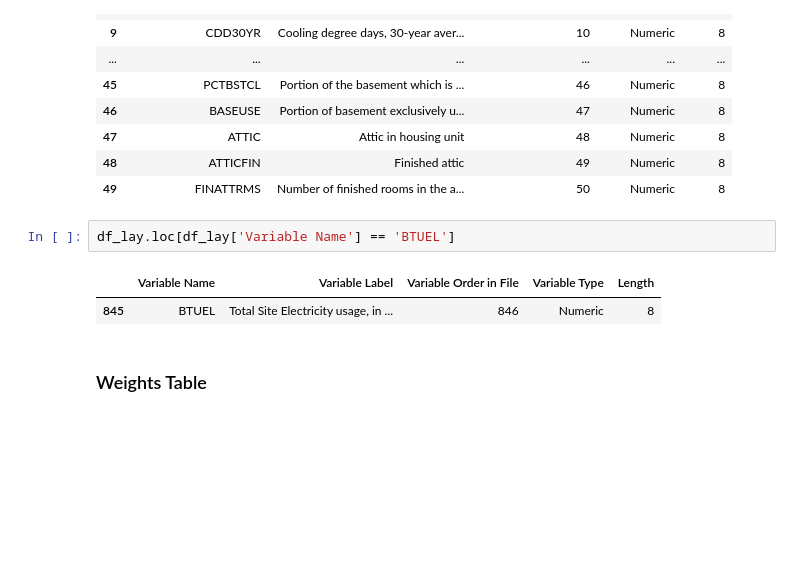
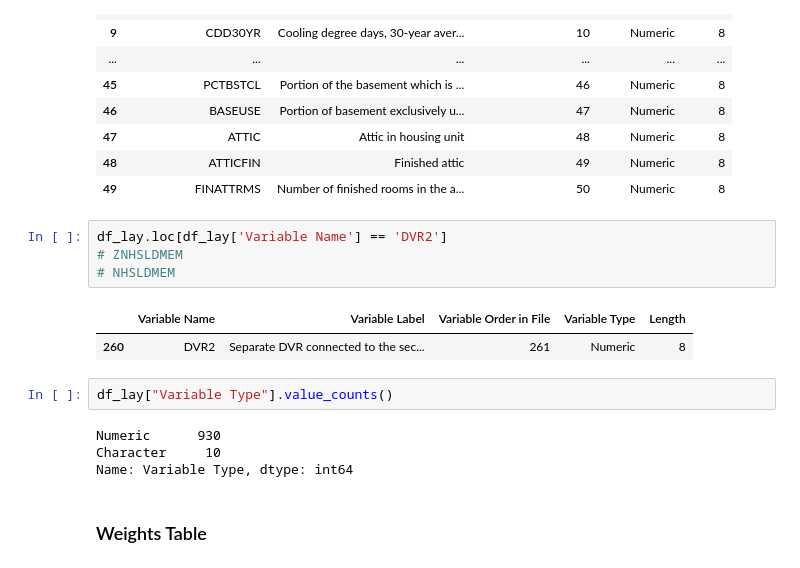
Before and after one commit to The-Powder-of-Data/predict_consumption, a Jupyter notebook: src/3rd_approach.ipynb, the cells around one changed output. Saved outputs shown, nothing was run; the diff lists cells and outputs as text; blank space fills up the shorter version.

```diff
--- a/src/3rd_approach.ipynb
+++ b/src/3rd_approach.ipynb
@@ -443,10 +555,18 @@ df_lay[:50]
 | 48 | ATTICFIN | Finished attic | 49 | Numeric | 8 |
 | 49 | FINATTRMS | Number of finished rooms in the a... | 50 | Numeric | 8 |
 # %%
-df_lay.loc[df_lay['Variable Name'] == 'BTUEL']
+df_lay.loc[df_lay['Variable Name'] == 'DVR2']
+# ZNHSLDMEM
+# NHSLDMEM
 # %% [output]
 |  | Variable Name | Variable Label | Variable Order in File | Variable Type | Length |
-| 845 | BTUEL | Total Site Electricity usage, in ... | 846 | Numeric | 8 |
+| 260 | DVR2 | Separate DVR connected to the sec... | 261 | Numeric | 8 |
+# %%
+df_lay["Variable Type"].value_counts()
+# %% [output]
+Numeric      930
+Character     10
+Name: Variable Type, dtype: int64
 # %% [markdown]
 ### Weights Table
 # %%
```
Also changed, not shown: parts of 10 cells of this notebook, 6 other files.
